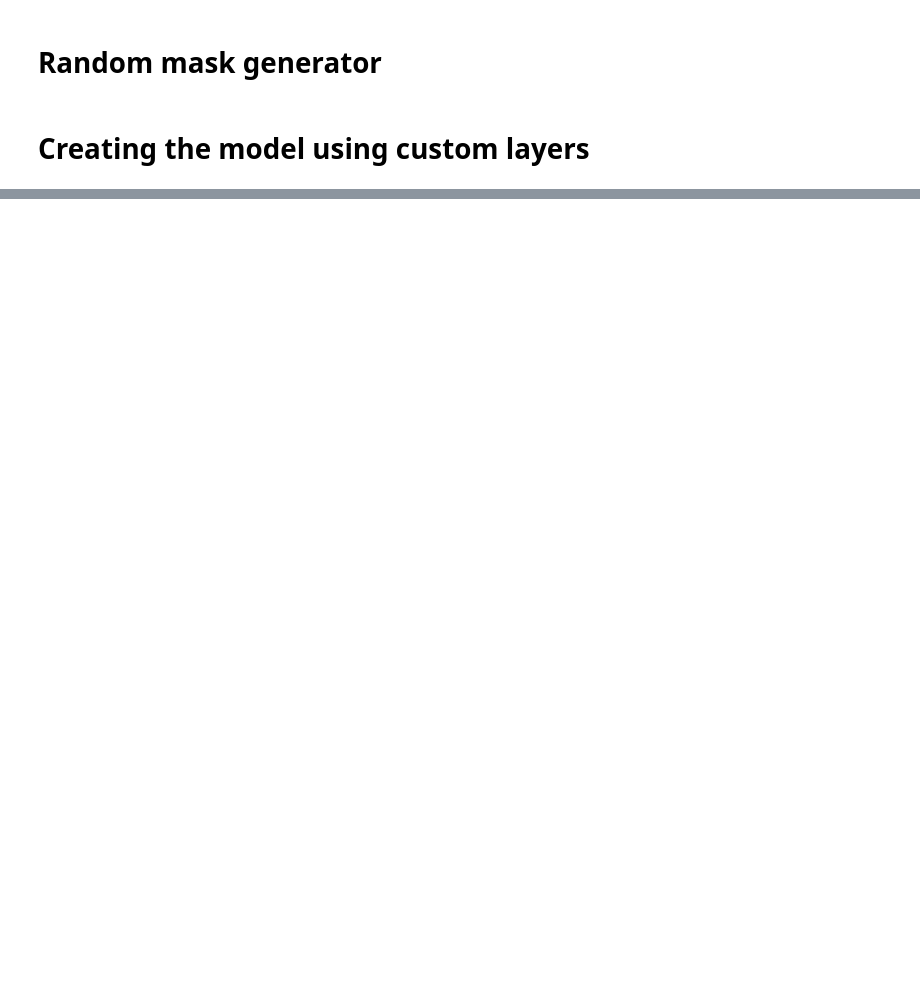
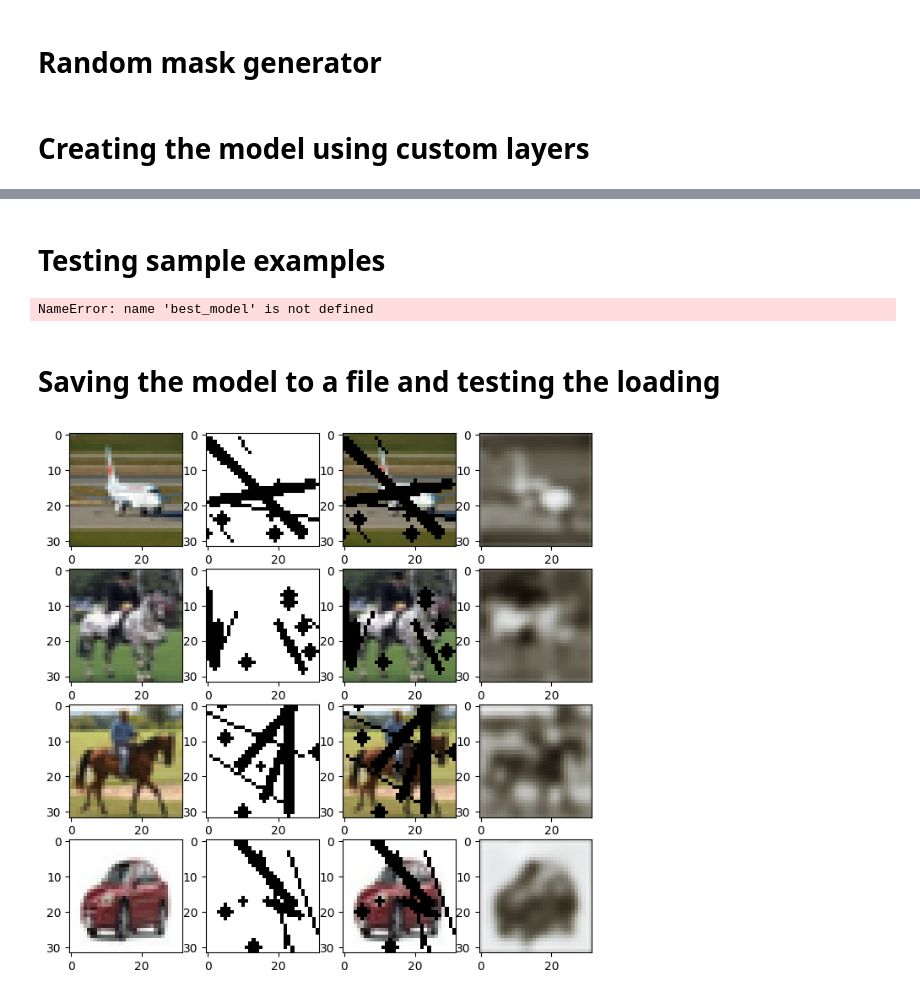
Before and after one commit to ManjotSingh08x/ImageForge, a Jupyter notebook: cifar_10_model.ipynb, the cells around one changed output, grey strips where cells are left out. Cells and saved outputs as stored; diff of their text form; code cells hidden in the pictures; blank space fills up the shorter version.

```diff
--- a/cifar_10_model.ipynb
+++ b/cifar_10_model.ipynb
@@ -7,10 +7,11 @@ import torch.nn as nn
 from torchvision.transforms import transforms
 import glob
 import cv2
+import copy
 from PIL import Image
 import matplotlib.pyplot as plt
 import numpy as np
-device = torch.cuda.device('cuda' if torch.cuda.is_available() else 'cpu')
+device = torch.device('cuda:0' if torch.cuda.is_available() else 'cpu')
 # %% [markdown]
 # Hyperparameters
 # %%
@@ -56,0 +258,3 @@ class PNN_Model(nn.Module):
+# %%
+
+model = InpaintingModel().to(device=device)
@@ -56,0 +311,46 @@ class PNN_Model(nn.Module):
+# %% [markdown]
+# Testing sample examples
+# %%
+model.load_state_dict(best_model)
+sample_inputs, sample_masks, sample_truths = Train_Iter._next_data()
+sample_inputs, sample_masks = sample_inputs.to(device), sample_masks.to(device)
+
+model.eval()
+with torch.no_grad():
+    sample_preds = model(sample_inputs, sample_masks)
+
+fig, axs = plt.subplots(nrows=4, ncols=4, figsize=(8, 8))
+
+sample_inputs, sample_masks = sample_inputs.cpu(), sample_masks.cpu()
+for i in range(4):
+    axs[i][0].imshow(np.transpose(sample_truths[i], (1, 2, 0)))
+    axs[i][1].imshow(np.transpose(sample_masks[i], (1, 2, 0)))
+    axs[i][2].imshow(np.transpose(sample_inputs[i],(1, 2, 0)))
+    axs[i][3].imshow(np.transpose(sample_preds[i].cpu(), (1, 2, 0)))
+# %% [output]
+NameError: name 'best_model' is not defined
+# %% [markdown]
+# Saving the model to a file and testing the loading
+# %%
+import pickle
+filename = "32resoModel"
+pickle.dump(model, open(filename, 'wb'))
+
+loaded_model = pickle.load(open(filename, 'rb'))
+sample_inputs, sample_masks, sample_truths = Train_Iter._next_data()
+sample_inputs, sample_masks = sample_inputs.to(device), sample_masks.to(device)
+
+model.eval()
+with torch.no_grad():
+    sample_preds = loaded_model(sample_inputs, sample_masks)
+
+fig, axs = plt.subplots(nrows=4, ncols=4, figsize=(8, 8))
+
+sample_inputs, sample_masks = sample_inputs.cpu(), sample_masks.cpu()
+for i in range(4):
+    axs[i][0].imshow(np.transpose(sample_truths[i], (1, 2, 0)))
+    axs[i][1].imshow(np.transpose(sample_masks[i], (1, 2, 0)))
+    axs[i][2].imshow(np.transpose(sample_inputs[i],(1, 2, 0)))
+    axs[i][3].imshow(np.transpose(sample_preds[i].cpu(), (1, 2, 0)))
+# %% [output]
+[figure, added]
```
Also changed, not shown: parts of 12 cells of this notebook, 5 other files.
